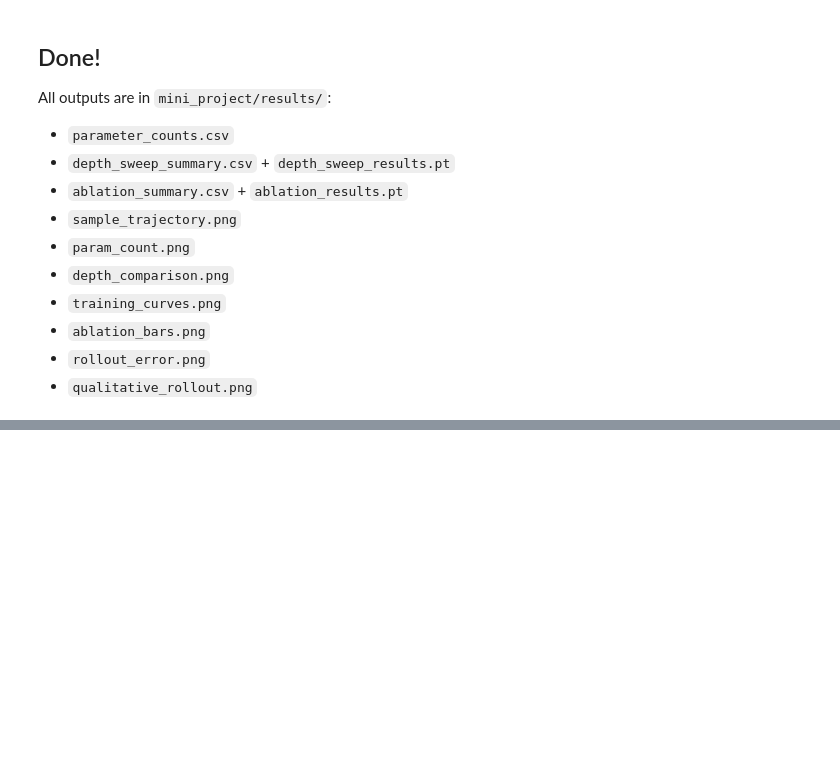
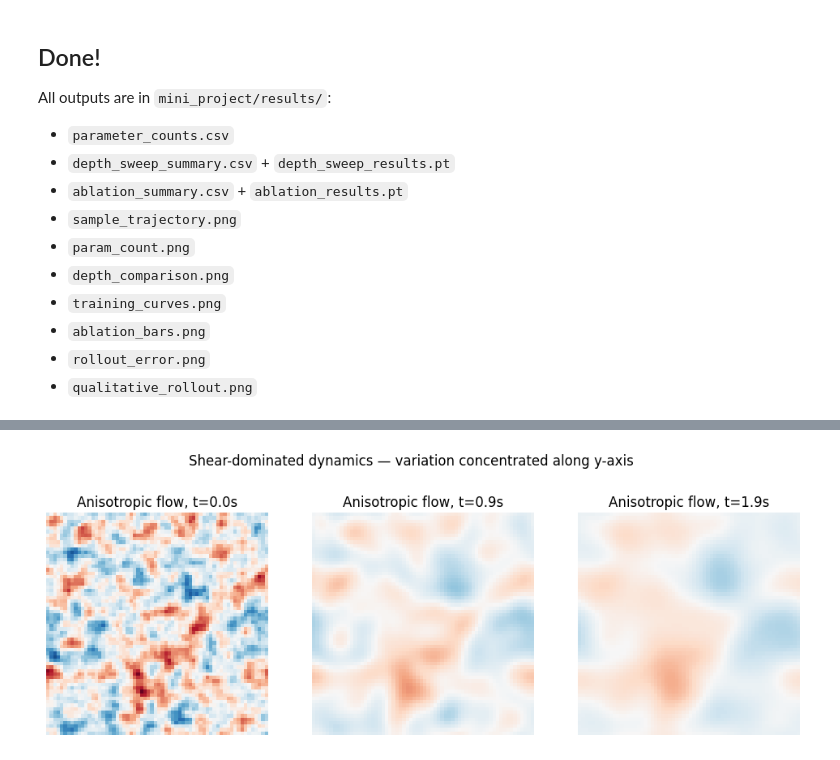
Before and after one commit to XAPP-P/fourierflow, a Jupyter notebook: mini_project/notebooks/00_quickstart_runner.ipynb, the cells around one changed output, grey strips where cells are left out. Saved outputs shown, nothing was run; the diff lists cells and outputs as text; code cells hidden in the pictures; blank space fills up the shorter version.

Commit message:
Update Anisotropic F-FNO

```diff
--- a/mini_project/notebooks/00_quickstart_runner.ipynb
+++ b/mini_project/notebooks/00_quickstart_runner.ipynb
@@ -721,0 +725,95 @@ All outputs are in `mini_project/results/`:
+# %%
+# Modify the forcing to inject energy only along y.
+# This creates vorticity fields with sharp y-gradients and smooth x-variation.
+
+import math
+import torch
+from pathlib import Path
+
+ANISO_DATA_DIR = PROJECT_ROOT / 'ns_data_aniso'
+ANISO_DATA_DIR.mkdir(exist_ok=True)
+
+def _build_aniso_forcing(N, device='cpu'):
+    """Directional forcing: energy only along y -> shear-dominated dynamics."""
+    grid = torch.linspace(0, 1, N + 1, device=device)[:-1]
+    X, Y = torch.meshgrid(grid, grid, indexing='ij')
+    # Pure y-direction forcing: sin(2πy) only. No x-dependence.
+    return 0.1 * torch.sin(2 * math.pi * Y)
+
+
+def simulate_aniso_ns(batch, N, T, dt=1e-3, record_every=100, viscosity=1e-3, device='cpu', seed=0):
+    """Clone of simulate_navier_stokes but with directional forcing."""
+    from data.generate_ns import _initial_vorticity
+
+    torch.manual_seed(seed)
+    device = torch.device(device)
+    w = _initial_vorticity(batch, N, device=device)
+    f = _build_aniso_forcing(N, device=device)
+
+    k1 = 2 * math.pi * torch.fft.fftfreq(N, d=1.0 / N, device=device)
+    k2 = 2 * math.pi * torch.fft.fftfreq(N, d=1.0 / N, device=device)
+    K1, K2 = torch.meshgrid(k1, k2, indexing='ij')
+    K_sq = K1 ** 2 + K2 ** 2
+    K_sq_safe = K_sq.clone(); K_sq_safe[0, 0] = 1.0
+
+    kmax = N // 3
+    dealias = ((k1.abs() <= kmax).unsqueeze(-1) & (k2.abs() <= kmax).unsqueeze(0)).float()
+    f_hat = torch.fft.fft2(f)
+
+    cn_num = 1.0 - 0.5 * dt * viscosity * K_sq
+    cn_den = 1.0 + 0.5 * dt * viscosity * K_sq
+
+    def nonlinear_term(w_hat_in):
+        psi_hat = w_hat_in / K_sq_safe
+        psi_hat[..., 0, 0] = 0.0
+        u = torch.fft.ifft2(1j * K2 * psi_hat).real
+        v = torch.fft.ifft2(-1j * K1 * psi_hat).real
+        dwdx = torch.fft.ifft2(1j * K1 * w_hat_in).real
+        dwdy = torch.fft.ifft2(1j * K2 * w_hat_in).real
+        conv = u * dwdx + v * dwdy
+        return -torch.fft.fft2(conv) * dealias + f_hat
+
+    w_hat = torch.fft.fft2(w)
+    snapshots = torch.zeros(batch, T, N, N, device=device)
+    snap_idx = 0
+    for step in range(T * record_every):
+        if step % record_every == 0 and snap_idx < T:
+            snapshots[:, snap_idx] = torch.fft.ifft2(w_hat).real
+            snap_idx += 1
+        nl1 = nonlinear_term(w_hat)
+        w_hat_s = (cn_num * w_hat + dt * nl1) / cn_den
+        nl2 = nonlinear_term(w_hat_s)
+        w_hat = (cn_num * w_hat + 0.5 * dt * (nl1 + nl2)) / cn_den
+    return snapshots
+
+
+if not (ANISO_DATA_DIR / 'train.pt').exists():
+    print('Generating anisotropic dataset...')
+    import time
+    t0 = time.time()
+    for split, n, seed in [('train', 400, 42), ('val', 50, 43), ('test', 100, 44)]:
+        traj_list = []
+        for start in range(0, n, 50):
+            b = min(50, n - start)
+            traj_list.append(simulate_aniso_ns(b, 64, 20, device=device, seed=seed + start).cpu())
+        traj = torch.cat(traj_list, dim=0)
+        torch.save(traj, ANISO_DATA_DIR / f'{split}.pt')
+        print(f'  {split}: {traj.shape}')
+    print(f'Aniso data generated in {time.time() - t0:.1f}s')
+else:
+    print('Aniso data already exists.')
+
+# Quick viz: confirm anisotropy is visually obvious
+import matplotlib.pyplot as plt
+aniso_sample = torch.load(ANISO_DATA_DIR / 'train.pt', weights_only=True)
+fig, axes = plt.subplots(1, 3, figsize=(12, 4))
+for ax, t in zip(axes, [0, 9, 19]):
+    vmax = aniso_sample[0].abs().max().item()
+    ax.imshow(aniso_sample[0, t], cmap='RdBu_r', vmin=-vmax, vmax=vmax)
+    ax.set_title(f'Anisotropic flow, t={t*0.1:.1f}s')
+    ax.axis('off')
+plt.suptitle('Shear-dominated dynamics — variation concentrated along y-axis', y=1.02)
+plt.savefig(RESULTS_DIR / 'aniso_sample_trajectory.png', dpi=120, bbox_inches='tight')
+plt.show()
+del aniso_sample
+# %% [output]
@@ -721,0 +825 @@ All outputs are in `mini_project/results/`:
+[figure, added]
```
Also changed, not shown: parts of 7 cells of this notebook, 3 other files.
